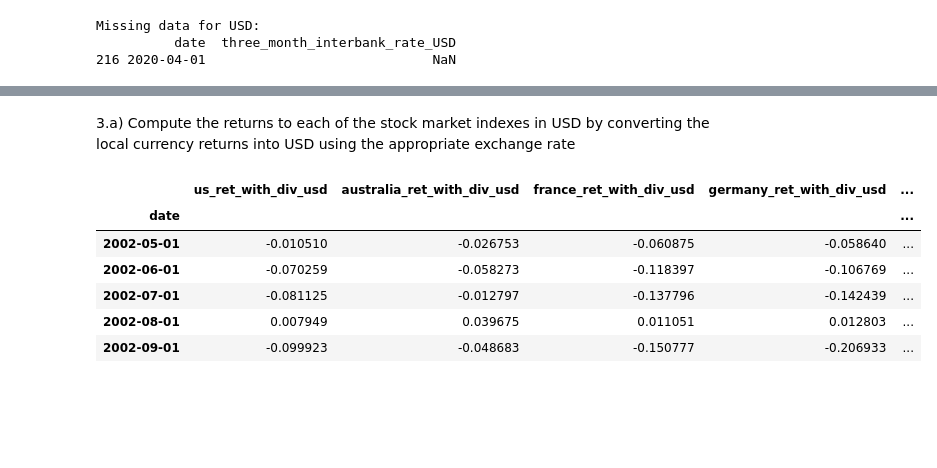
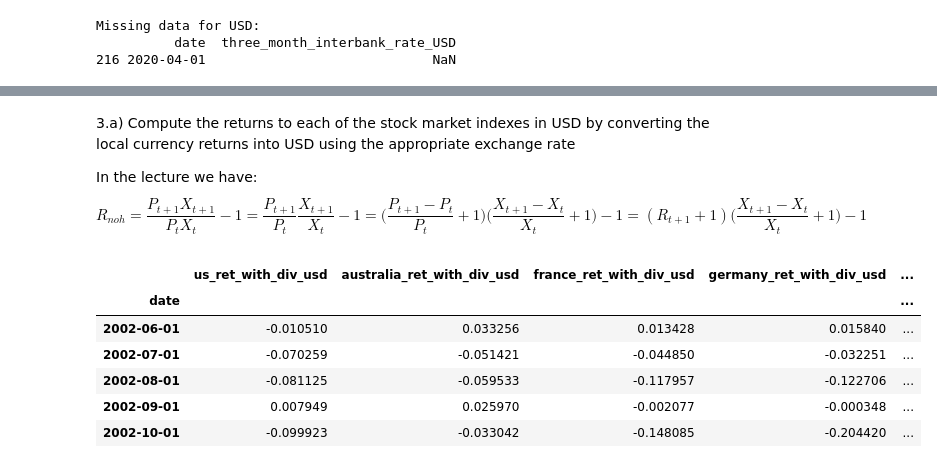
Before and after one commit to matthias-wyss/Investments-project, a Jupyter notebook: notebook.ipynb, the cells around one changed output, grey strips where cells are left out. Drawn from its saved outputs; the diff is of its cells as text; code cells hidden in the pictures; blank space fills up the shorter version.

```diff
--- a/notebook.ipynb
+++ b/notebook.ipynb
@@ -156,8 +162,8 @@ for file in country_files:
     if country == "united kingdom":
         country = "uk"
 
-    # Standardize the 'date' column to the format YYYY-MM
-    df_country_return['date'] = pd.to_datetime(df_country_return['date']).dt.to_period('M').dt.to_timestamp()
+    # Convert the 'date' column to datetime and shift to the beginning of the next month
+    df_country_return['date'] = pd.to_datetime(df_country_return['date']) + pd.offsets.MonthBegin(1)
 
     # Keep only relevant columns
     df_country_return = df_country_return[['date', 'mportret', 'mportretx']]
@@ -176,7 +182,7 @@ for file in country_files:
 
 # Load and process the CRSP (US returns) data
 df_crsp_returns = pd.read_csv(path + "csrp_return.csv")
-df_crsp_returns['date'] = pd.to_datetime(df_crsp_returns['date']).dt.to_period('M').dt.to_timestamp()
+df_crsp_returns['date'] = pd.to_datetime(df_crsp_returns['date']) + pd.offsets.MonthBegin(1)
 df_crsp_returns = df_crsp_returns[['date', 'vwretd', 'vwretx']]
 df_crsp_returns = df_crsp_returns.rename(columns={
     'vwretd': 'us_ret_with_div_usd',
@@ -195,6 +201,10 @@ df_all_country_returns.set_index('date', inplace=True)
 df_returns_with_div = df_all_country_returns.filter(like='_ret_with_div_')
 df_returns_without_div = df_all_country_returns.filter(like='_ret_without_div_')
 
+# Remove the last row to match monthly returns data
+df_returns_with_div = df_returns_with_div.iloc[:-1]
+df_returns_without_div = df_returns_without_div.iloc[:-1]
+
 # Save both DataFrames to separate CSV files
 df_returns_with_div.to_csv("data/preprocess/merged_returns_with_dividends.csv")
 df_returns_without_div.to_csv("data/preprocess/merged_returns_without_dividends.csv")
@@ -323,6 +336,9 @@ df_three_month_rates_merged.head()
 # %% [markdown]
 3.a) Compute the returns to each of the stock market indexes in USD by converting the
 local currency returns into USD using the appropriate exchange rate
+
+In the lecture we have:
+$$R_{noh} = \frac{P_{t+1}X_{t+1}}{P_{t}X_{t}} - 1 = \frac{P_{t+1}}{P_{t}} \frac{X_{t+1}}{X_{t}} - 1 = \bigg(\frac{P_{t+1}-P_{t}}{P_{t}} + 1 \bigg) \bigg(\frac{X_{t+1}-X_{t}}{X_{t}} + 1\bigg) - 1 = (R_{t+1} + 1) \bigg(\frac{X_{t+1}-X_{t}}{X_{t}} + 1\bigg) - 1$$
 # %%
 # Q3A
 
@@ -335,10 +351,6 @@ df_exchange_rates = pd.read_csv("data/preprocess/merged_exchange_rates.csv", par
 # Merge the exchange rate data with the country returns data on 'date'
 df_country_returns = pd.merge(df_country_returns, df_exchange_rates, on='date', how='left')
 
-# Drop the T-Bill column if it exists
-if 'rf_usd' in df_country_returns.columns:
-    df_country_returns = df_country_returns.drop(columns=['rf_usd'])
-
 # Mapping from currency codes to exchange rate columns (USD per unit of foreign currency)
 currency_to_fx_col = {
     'aud': 'USD_per_AUD',
@@ -350,43 +362,43 @@ currency_to_fx_col = {
 
 # Compute exchange rate returns (Rex) in USD
 for curr, fx_col in currency_to_fx_col.items():
-    df_country_returns[f'Rex_{curr}'] = (1/df_country_returns[fx_col]).pct_change()
+    df_country_returns[f'Rex_{curr}'] = df_country_returns[fx_col].pct_change()
 
 # Convert all local returns with dividends to USD returns using logarithmic approximation
 converted_cols = {}
 
 for col in df_country_returns.columns:
     if '_ret_with_div_' in col:
         for curr, fx_col in currency_to_fx_col.items():
             if col.endswith(f'_{curr}'):
                 rex_col = f'Rex_{curr}'
                 new_col = col.replace(f'_{curr}', '_usd')
-                df_country_returns[new_col] = (1 + df_country_returns[col]) * (1 + df_country_returns[rex_col]) - 1
+                df_country_returns[new_col] = (df_country_returns[col] + 1) * (df_country_returns[rex_col] + 1) - 1
                 converted_cols[col] = new_col
                 break
 
 # Keep only the date and the converted USD return columns (plus US and T-bill returns already in USD)
 usd_columns = [col for col in df_country_returns.columns if col.endswith('_usd')]
 
 # Create final DataFrame and drop NaN values
 df_monthly_return_usd = df_country_returns[usd_columns].dropna(how='any')
 
 # Create the directory if it doesn't exist
 os.makedirs('data/q3', exist_ok=True)
 
 # Save final USD return DataFrame
 df_monthly_return_usd.to_csv("data/q3/monthly_returns_in_usd.csv")
 
 # Show a preview
 df_monthly_return_usd.head()
 # %% [output]
 |  | us_ret_with_div_usd | australia_ret_with_div_usd | france_ret_with_div_usd | germany_ret_with_div_usd | ... |
 | date |  |  |  |  | ... |
-| 2002-05-01 | -0.010510 | -0.026753 | -0.060875 | -0.058640 | ... |
-| 2002-06-01 | -0.070259 | -0.058273 | -0.118397 | -0.106769 | ... |
-| 2002-07-01 | -0.081125 | -0.012797 | -0.137796 | -0.142439 | ... |
-| 2002-08-01 | 0.007949 | 0.039675 | 0.011051 | 0.012803 | ... |
-| 2002-09-01 | -0.099923 | -0.048683 | -0.150777 | -0.206933 | ... |
+| 2002-06-01 | -0.010510 | 0.033256 | 0.013428 | 0.015840 | ... |
+| 2002-07-01 | -0.070259 | -0.051421 | -0.044850 | -0.032251 | ... |
+| 2002-08-01 | -0.081125 | -0.059533 | -0.117957 | -0.122706 | ... |
+| 2002-09-01 | 0.007949 | 0.025970 | -0.002077 | -0.000348 | ... |
+| 2002-10-01 | -0.099923 | -0.033042 | -0.148085 | -0.204420 | ... |
 # %%
 # Plotting the monthly returns in USD for all countries
 
```
Also changed, not shown: parts of 13 cells of this notebook, 7 other files.
